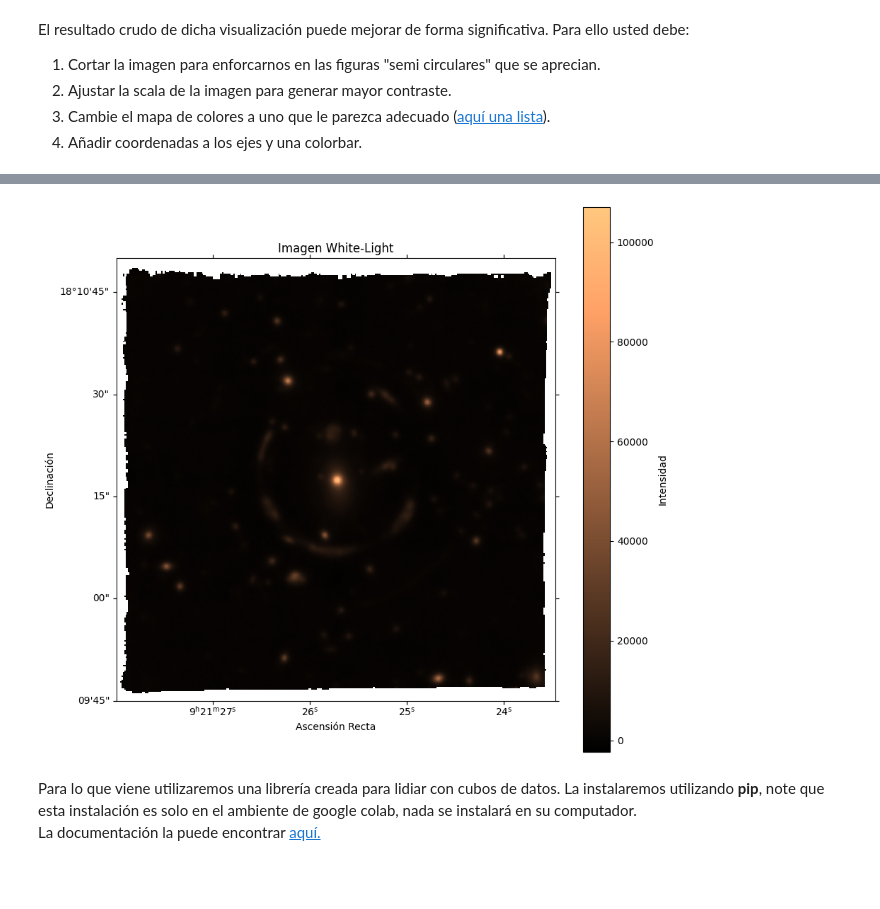
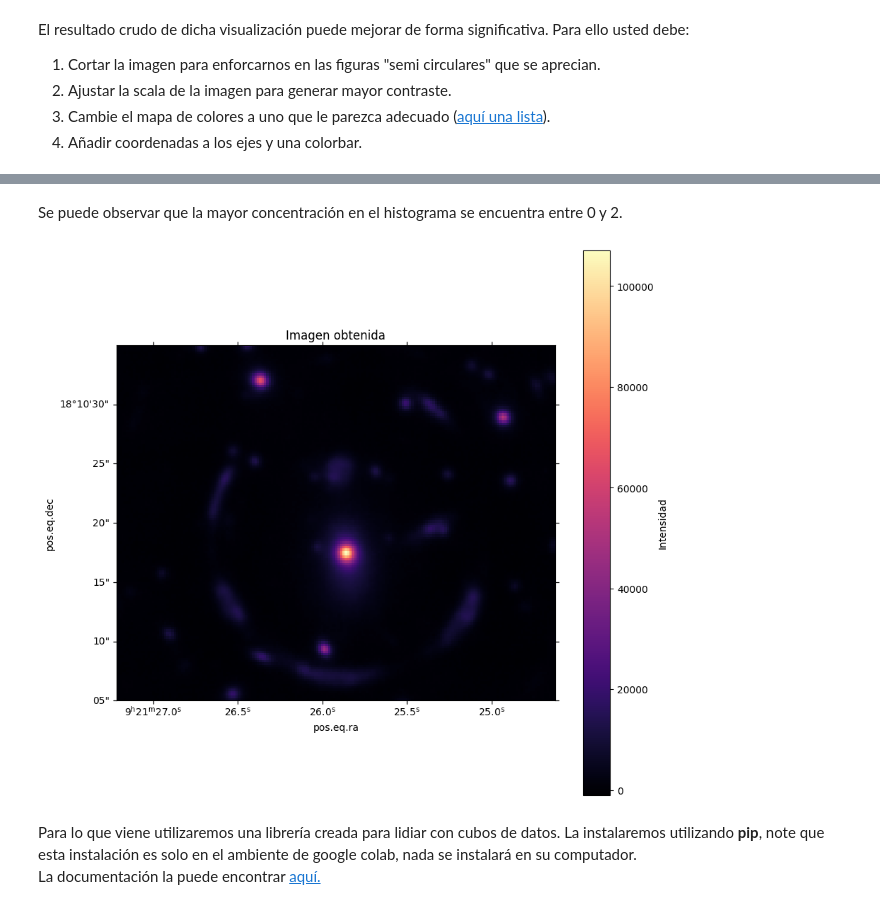
Before and after one commit to azavalac/Tarea-4-Zavala, a Jupyter notebook: Copia_de_Tarea4.ipynb, the cells around one changed output, grey strips where cells are left out. Cells and saved outputs as stored; diff of their text form; code cells hidden in the pictures; blank space fills up the shorter version.

Commit message:
Completado gráfico ajustado. Iniciando skycoord

```diff
--- a/Copia_de_Tarea4.ipynb
+++ b/Copia_de_Tarea4.ipynb
@@ -149,36 +167,34 @@ Para ello usted debe:
+# %% [markdown]
+Se puede observar que la mayor concentración en el histograma se encuentra entre 0 y 2.
 # %%
-# prompt: puedes realizar lo que se pide arriba, por favor, con WCS
-
 import matplotlib.pyplot as plt
 from astropy.wcs import WCS
 
-# Crea un objeto WCS a partir del header del cubo
+# Objeto WCS a partir del header del cubo
 wcs = WCS(cubo[1].header)
-wcs = wcs[0,:,:]
+wcs = wcs[0,100:250,55:225]
 
-# Crea una figura y un objeto de ejes con soporte WCS
+# Se corta la imagen
+central = white_light_image[100:250,65:250] # imagen cortada, para enfocar centro
+
+# Figura y un objeto de ejes con soporte WCS
 fig = plt.figure(figsize=(10, 10))
-ax = fig.add_subplot(1, 1, 1, projection=wcs)
+ax = fig.add_subplot(projection = wcs)
 
-vmin = np.percentile(white_light_image, 40)
-vmax = np.percentile(white_light_image, 90)
-#fig = plt.figure()
-#ax = fig.add_subplot(1, 1, 1, projection=wcs)
+# Escala
+vmin = np.percentile(white_light_image, 1)
+vmax = np.percentile(white_light_image, 99) # guiado por histograma
 
-# Ajusta la escala de la imagen para generar mayor contraste
-# Muestra la imagen con escala ajustada y mapa de colores
-# Experimenta con diferentes mapas de colores
-plt.imshow(white_light_image, cmap='copper', origin='lower')
+# Mapas de colores
+plt.imshow(central, cmap='magma', origin='lower')
 
-# Añade una barra de color
+# Colorbar
 plt.colorbar(label='Intensidad')
 
-# Añade etiquetas a los ejes con coordenadas
-ax.set_xlabel('Ascensión Recta')
-ax.set_ylabel('Declinación')
-plt.title('Imagen White-Light')
+# Titulo
+plt.title('Imagen obtenida')
 
-# Muestra la imagen
+#
 plt.show()
 # %% [output]
-[figure, old version]
+[figure, new version]
```
Also changed, not shown: parts of 5 cells of this notebook.
